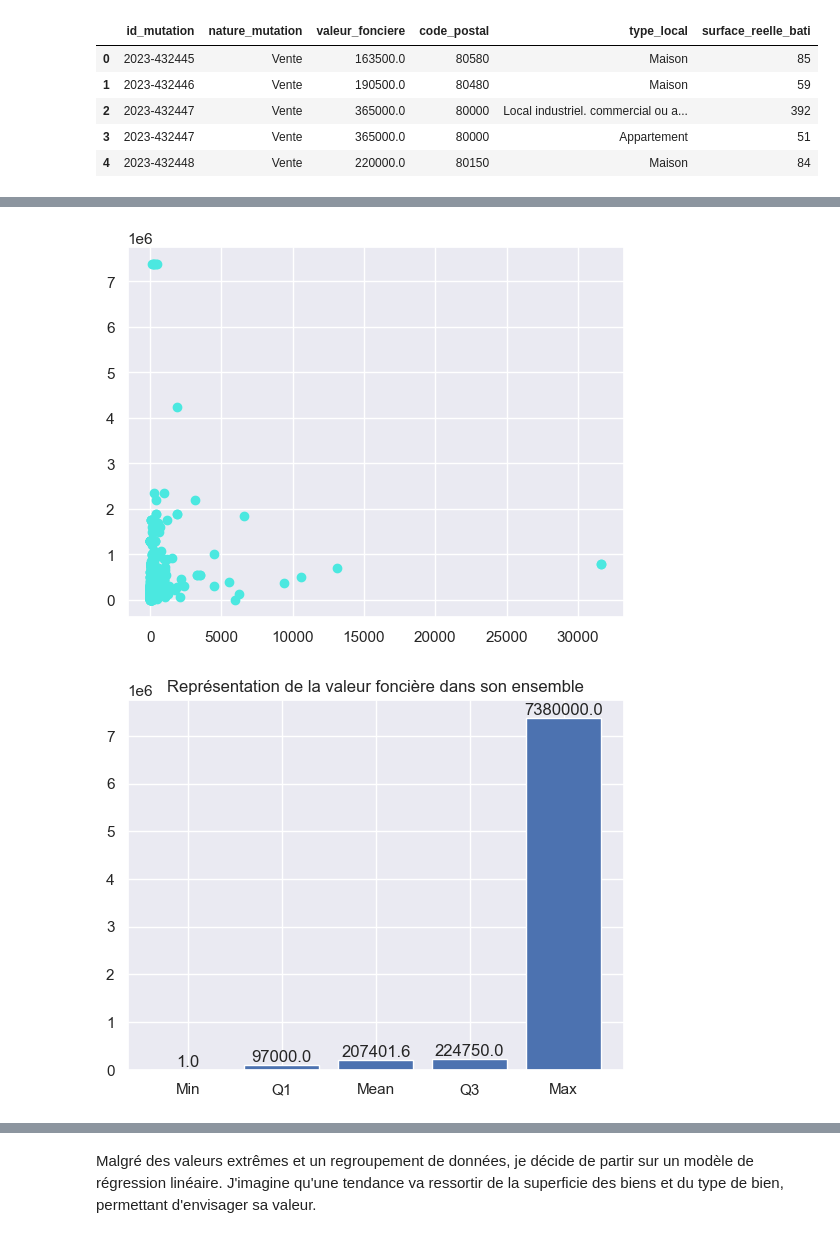
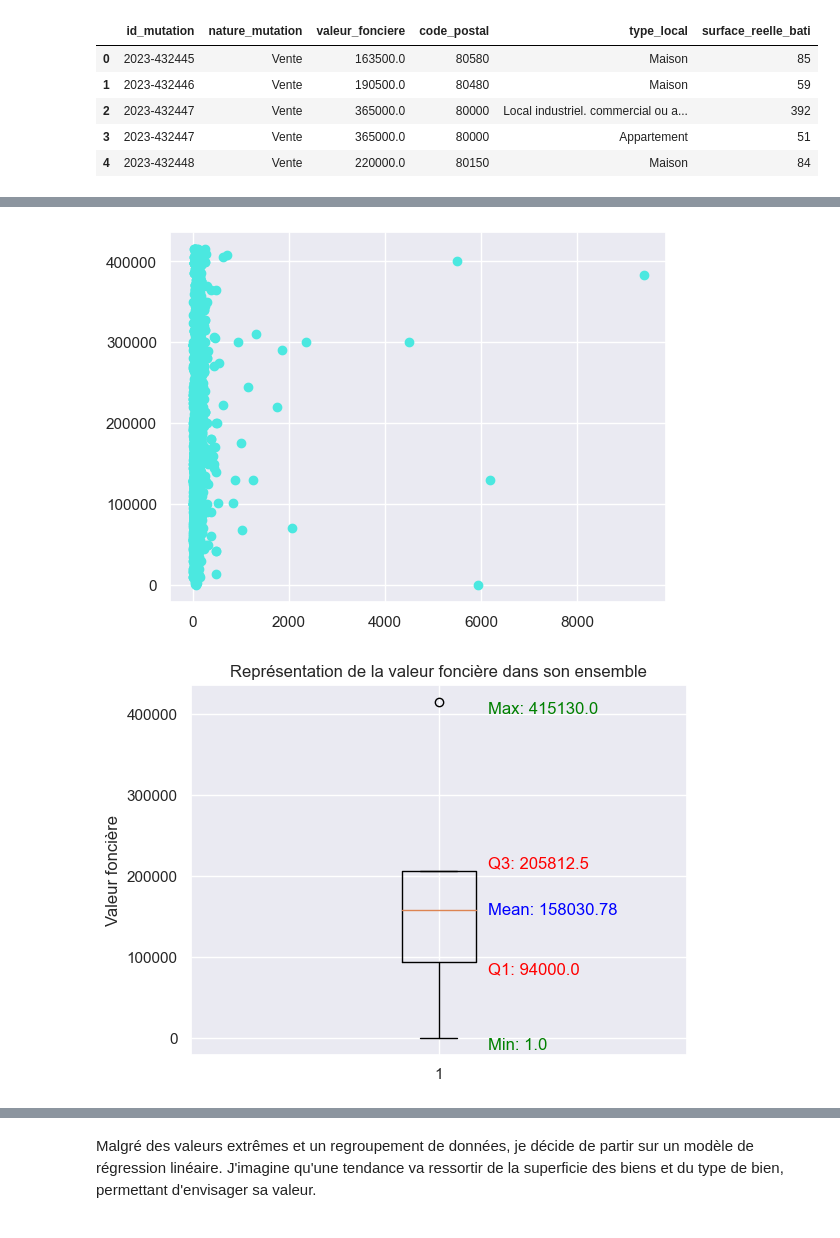
Before and after one commit to Totomir/projet-Jedha-dse-od-06, a Jupyter notebook: projet_valeur_fonciere_amiens.ipynb, the cells around one changed output, grey strips where cells are left out. Drawn from its saved outputs; the diff is of its cells as text; code cells hidden in the pictures.

Commit message:
Second commit for include modification on graph and extrem values

```diff
--- a/projet_valeur_fonciere_amiens.ipynb
+++ b/projet_valeur_fonciere_amiens.ipynb
@@ -84,0 +101,14 @@ dtype: bool
+# %%
+# Retirer les valeurs extrêmes pour la valeur_fonciere
+Q1 = df_step2["valeur_fonciere"].quantile(0.25)
+Q3 = df_step2["valeur_fonciere"].quantile(0.75)
+
+IQR = Q3 - Q1
+
+# Bornes acceptables
+borne_inf = Q1 - 1.5 * IQR
+borne_sup = Q3 + 1.5 * IQR
+
+df_sans_extremes = df_step2[(df_step2["valeur_fonciere"] >= borne_inf) & (df_step2["valeur_fonciere"] <= borne_sup)]
+
+df_sans_extremes
@@ -85,32 +129,33 @@ dtype: bool
 # %%
 # Affichage du nuage de point pour visualiser la tendance
-
-plt.scatter(df_step2.iloc[:, 5], df_step2.iloc[:, 2], color="#4BE8E0")
+plt.scatter(df_sans_extremes.iloc[:, 5], df_sans_extremes.iloc[:, 2], color="#4BE8E0")
 plt.show()
 # %% [output]
-[figure, old version]
+[figure, new version]
 # %%
-# Affichage d'un graphique à barre mettant en avant les éléments principaux comme les quartiles, les min / max et la moyenne
+# Affichage d'un graphique boxplot mettant en avant les éléments principaux comme les quartiles, les min / max et la moyenne
 
-max_value = df_step2['valeur_fonciere'].max()
-min_value = df_step2['valeur_fonciere'].min()
-mean_value = round(df_step2['valeur_fonciere'].mean(),2)
-q1 = df_step2['valeur_fonciere'].quantile(0.25)
-q3 = df_step2['valeur_fonciere'].quantile(0.75)
+max_value = df_sans_extremes['valeur_fonciere'].max()
+min_value = df_sans_extremes['valeur_fonciere'].min()
+mean_value = round(df_sans_extremes['valeur_fonciere'].mean(),2)
+q1 = df_sans_extremes['valeur_fonciere'].quantile(0.25)
+q3 = df_sans_extremes['valeur_fonciere'].quantile(0.75)
 
-plt.bar(['Min', 'Q1', 'Mean', 'Q3', 'Max'], [min_value, q1, mean_value, q3, max_value])
+plt.boxplot([min_value, q1, mean_value, q3, max_value])
 
-plt.text(0, min_value, str(min_value), ha='center', va='bottom')
-plt.text(1, q1, str(q1), ha='center', va='bottom')
-plt.text(2, mean_value, str(mean_value), ha='center', va='bottom')
-plt.text(3, q3, str(q3), ha='center', va='bottom')
-plt.text(4, max_value, str(max_value), ha='center', va='bottom')
+plt.text(1.1, max_value, f"Max: {max_value}", ha='left', va='top', color='green')
+plt.text(1.1, q1, f"Q1: {q1}", ha='left', va='top', color='red')
+plt.text(1.1, mean_value, f"Mean: {mean_value}", ha='left', va='center', color='blue')
+plt.text(1.1, q3, f"Q3: {q3}", ha='left', va='bottom', color='red')
+plt.text(1.1, min_value, f"Min: {min_value}", ha='left', va='top', color='green')
 
+
+plt.ylabel("Valeur foncière")
 plt.title("Représentation de la valeur foncière dans son ensemble")
 
 plt.show()
 # %% [output]
-[figure, old version]
+[figure, new version]
 # %%
 # Traçage d'une droite de régression linéaire lié à mon nuage de point
 
```
Also changed, not shown: parts of 15 cells of this notebook, 1 other file.
